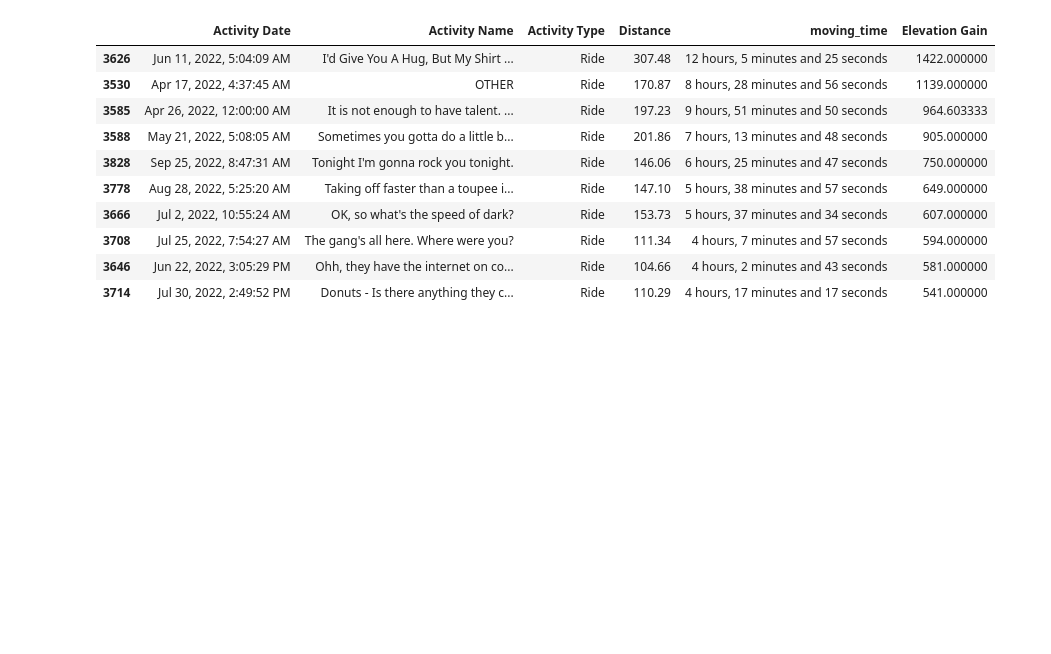
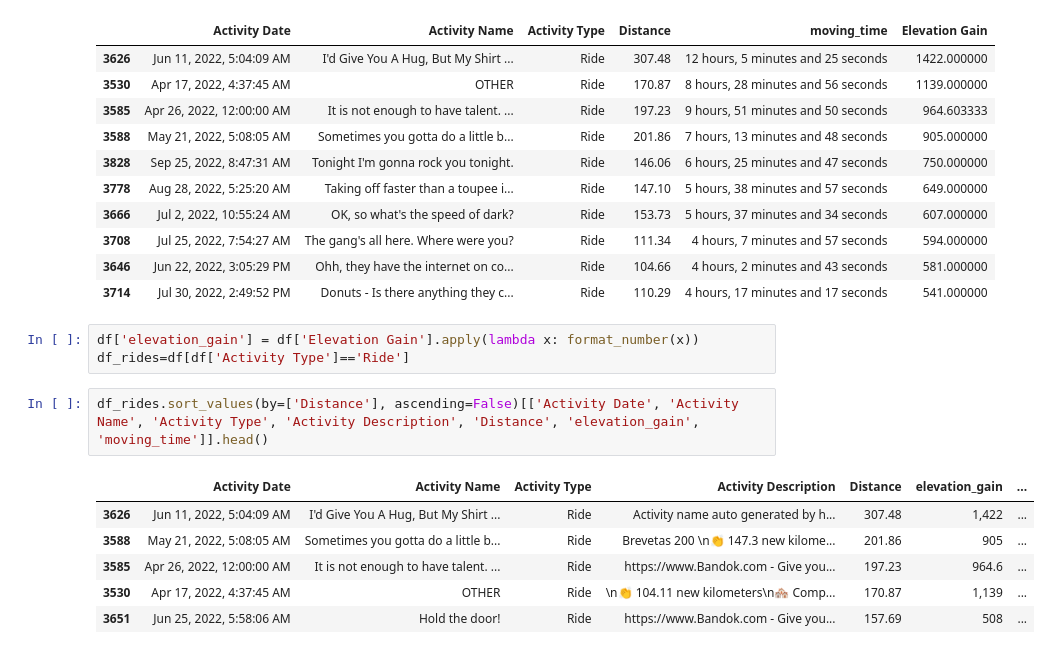
Before and after one commit to gyteniz/Strava_analize, a Jupyter notebook: strava_act.ipynb, the cells around one changed output. Drawn from its saved outputs; the diff is of its cells as text; blank space fills up the shorter version.

```diff
--- a/strava_act.ipynb
+++ b/strava_act.ipynb
@@ -238,3 +285,15 @@ elevation.head(10)
 | 3708 | Jul 25, 2022, 7:54:27 AM | The gang's all here. Where were you? | Ride | 111.34 | 4 hours, 7 minutes and 57 seconds | 594.000000 |
 | 3646 | Jun 22, 2022, 3:05:29 PM | Ohh, they have the internet on co... | Ride | 104.66 | 4 hours, 2 minutes and 43 seconds | 581.000000 |
 | 3714 | Jul 30, 2022, 2:49:52 PM | Donuts - Is there anything they c... | Ride | 110.29 | 4 hours, 17 minutes and 17 seconds | 541.000000 |
+# %%
+df['elevation_gain'] = df['Elevation Gain'].apply(lambda x: format_number(x))
+df_rides=df[df['Activity Type']=='Ride']
+# %%
+df_rides.sort_values(by=['Distance'], ascending=False)[['Activity Date', 'Activity Name', 'Activity Type', 'Activity Description', 'Distance', 'elevation_gain', 'moving_time']].head()
+# %% [output]
+|  | Activity Date | Activity Name | Activity Type | Activity Description | Distance | elevation_gain | ... |
+| 3626 | Jun 11, 2022, 5:04:09 AM | I'd Give You A Hug, But My Shirt ... | Ride | Activity name auto generated by h... | 307.48 | 1,422 | ... |
+| 3588 | May 21, 2022, 5:08:05 AM | Sometimes you gotta do a little b... | Ride | Brevetas 200 \n👏 147.3 new kilome... | 201.86 | 905 | ... |
+| 3585 | Apr 26, 2022, 12:00:00 AM | It is not enough to have talent. ... | Ride | https://www.Bandok.com - Give you... | 197.23 | 964.6 | ... |
+| 3530 | Apr 17, 2022, 4:37:45 AM | OTHER | Ride | \n👏 104.11 new kilometers\n🏘 Comp... | 170.87 | 1,139 | ... |
+| 3651 | Jun 25, 2022, 5:58:06 AM | Hold the door! | Ride | https://www.Bandok.com - Give you... | 157.69 | 508 | ... |
```
Also changed, not shown: parts of 9 cells of this notebook.
